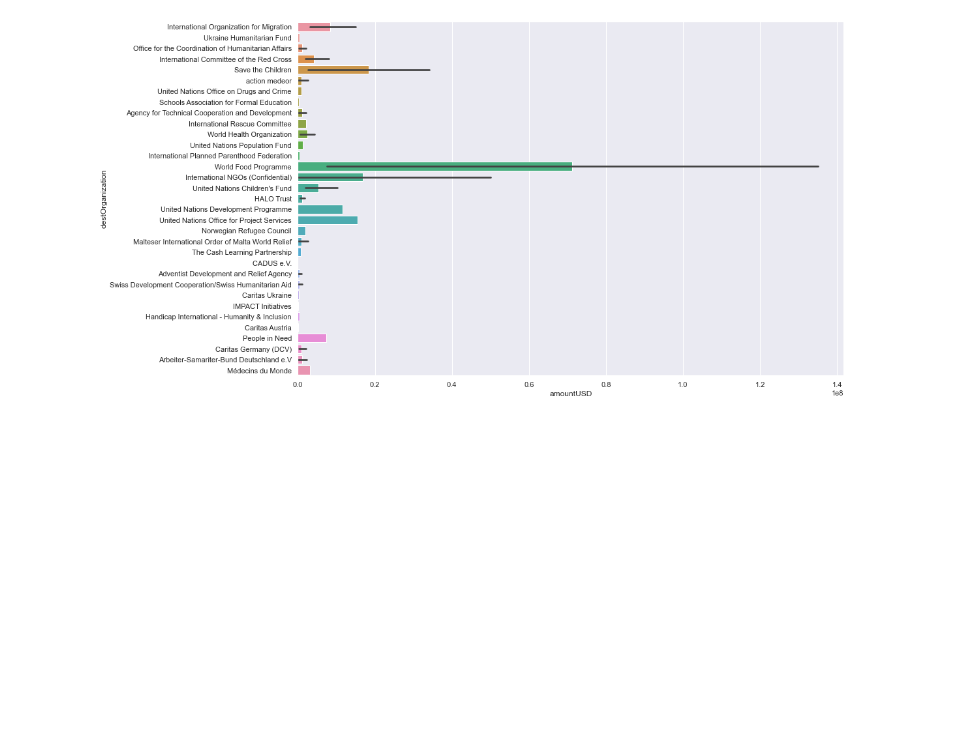
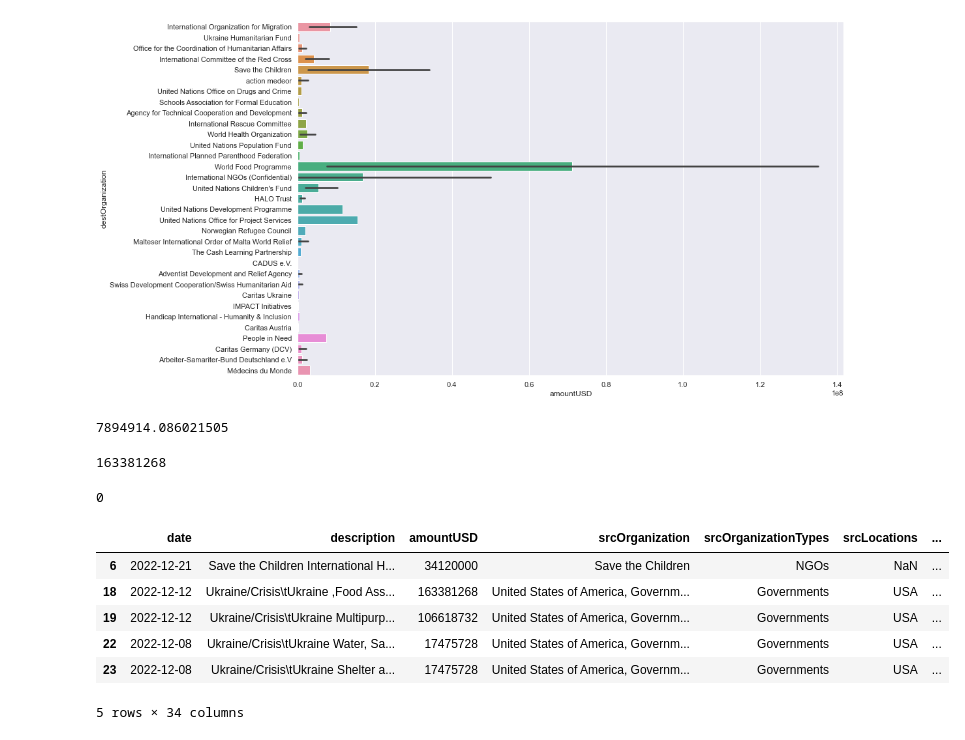
Before and after one commit to henriquecarvalho-maker/Projeto-Guerra-da-Ucrania, a Jupyter notebook: Financiamento_a_Ucraniano.ipynb, the cells around one changed output. Saved outputs shown, nothing was run; the diff lists cells and outputs as text; code cells hidden in the pictures; blank space fills up the shorter version.

```diff
--- a/Financiamento_a_Ucraniano.ipynb
+++ b/Financiamento_a_Ucraniano.ipynb
@@ -132,3 +132,26 @@ ax = sns.barplot(x='amountUSD', y='destOrganization', data=datadf)
 ax.figure.set_size_inches(15,10)
 # %% [output]
 [figure]
+# %%
+datadf['amountUSD'].mean()
+# %% [output]
+7894914.086021505
+# %%
+datadf['amountUSD'].max()
+# %% [output]
+163381268
+# %%
+datadf['amountUSD'].min()
+# %% [output]
+0
+# %%
+valor_filtrado = datadf[datadf['amountUSD'] >= 7894914]
+valor_filtrado.head()
+# %% [output]
+|  | date | description | amountUSD | srcOrganization | srcOrganizationTypes | srcLocations | ... |
+| 6 | 2022-12-21 | Save the Children International H... | 34120000 | Save the Children | NGOs | NaN | ... |
+| 18 | 2022-12-12 | Ukraine/Crisis\tUkraine ,Food Ass... | 163381268 | United States of America, Governm... | Governments | USA | ... |
+| 19 | 2022-12-12 | Ukraine/Crisis\tUkraine Multipurp... | 106618732 | United States of America, Governm... | Governments | USA | ... |
+| 22 | 2022-12-08 | Ukraine/Crisis\tUkraine Water, Sa... | 17475728 | United States of America, Governm... | Governments | USA | ... |
+| 23 | 2022-12-08 | Ukraine/Crisis\tUkraine Shelter a... | 17475728 | United States of America, Governm... | Governments | USA | ... |
+5 rows × 34 columns
```
Also changed, not shown: parts of 3 cells of this notebook.
